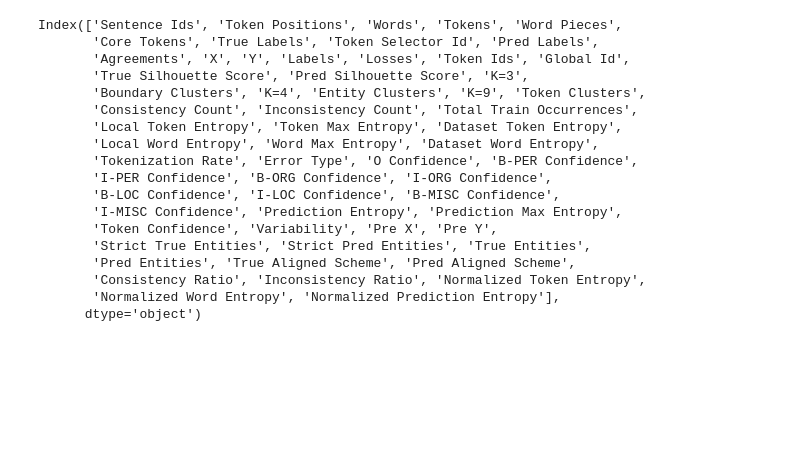
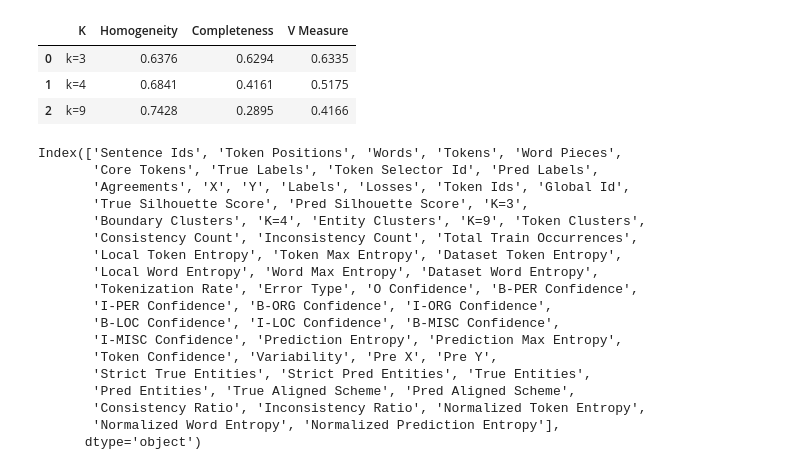
Before and after one commit to ay94/deformar-dashboard, a Jupyter notebook: notebooks/validations/data_validation.ipynb, the cells around one changed output. Drawn from its saved outputs; the diff is of its cells as text; code cells hidden in the pictures; blank space fills up the shorter version.

```diff
--- a/notebooks/validations/data_validation.ipynb
+++ b/notebooks/validations/data_validation.ipynb
@@ -107,6 +73,13 @@ entity_strict_confusion_data = ar.entity_strict_confusion_data
 
 entity_strict_report = ar.entity_strict_report
 kmeans_results = ar.kmeans_results
+# %%
+kmeans_results
+# %% [output]
+|  | K | Homogeneity | Completeness | V Measure |
+| 0 | k=3 | 0.6376 | 0.6294 | 0.6335 |
+| 1 | k=4 | 0.6841 | 0.4161 | 0.5175 |
+| 2 | k=9 | 0.7428 | 0.2895 | 0.4166 |
 # %%
 # Renamed the normalised columns into something less verbose such as Token Entropy and Prediction Uncertainty
 analysis_data.columns
```
Also changed, not shown: parts of 3 cells of this notebook, 1 other file.
